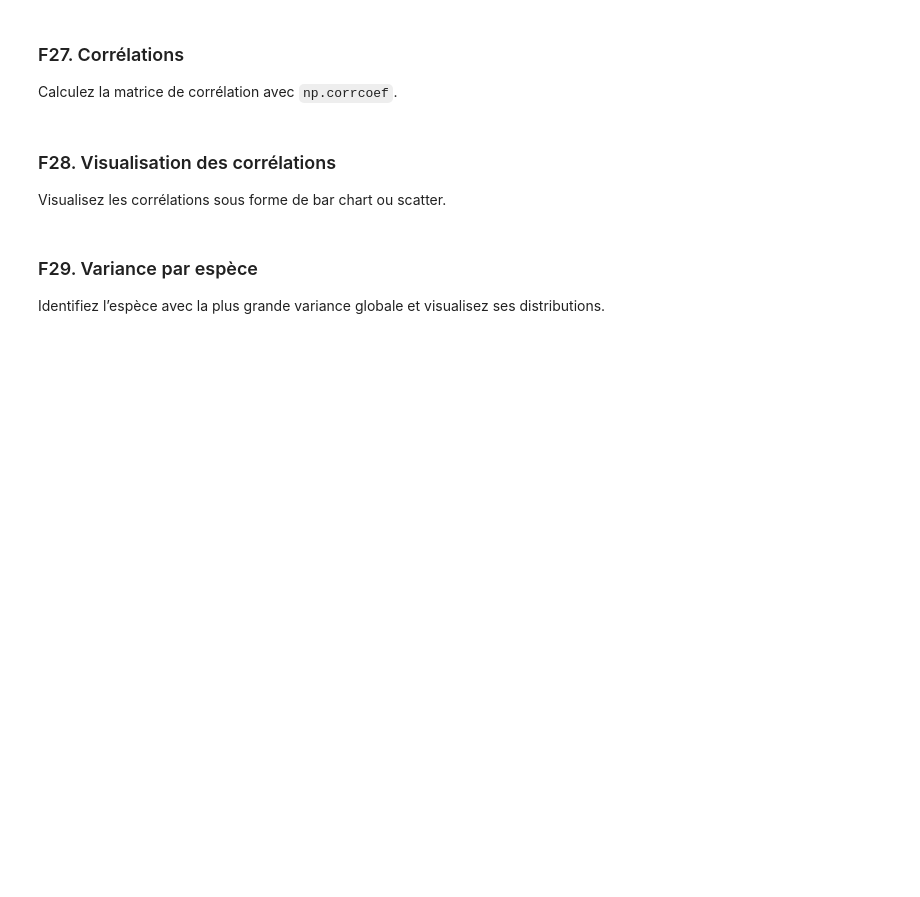
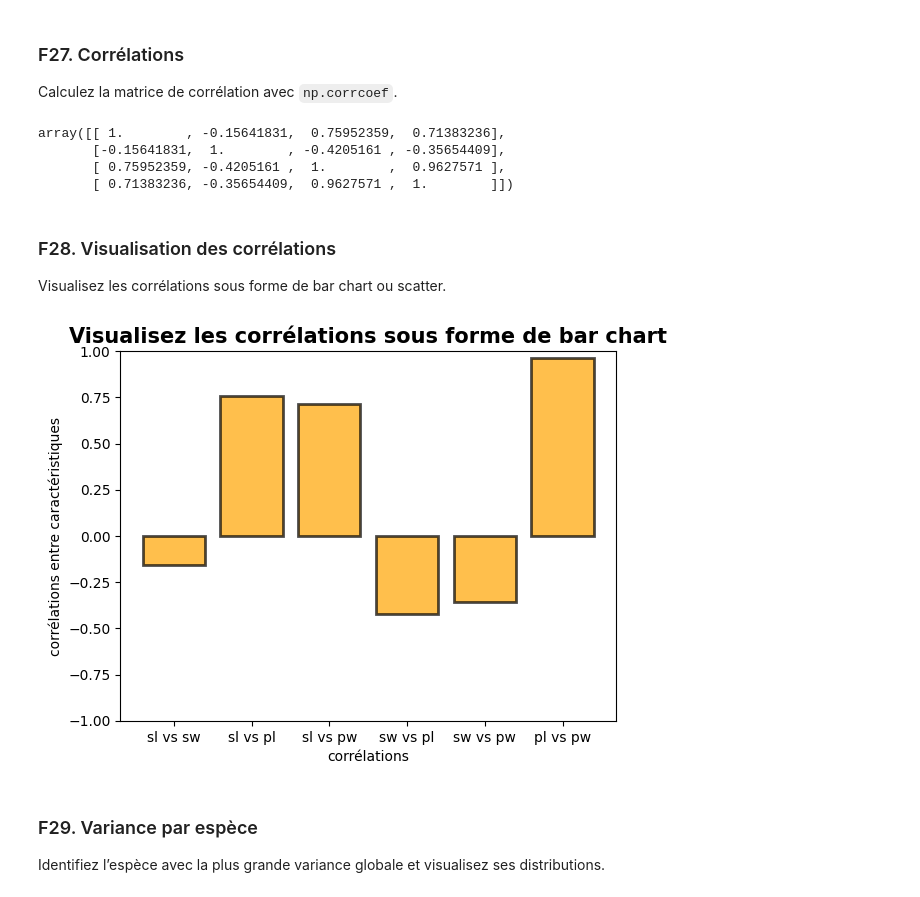
Before and after one commit to USMS-FPK-IA-GI-2025/controle-01-numpy-and-matplotlib-iris-YoussefDIDI79, a Jupyter notebook: notebooks/controle_numpy_matplotlib.ipynb, the cells around one changed output. Saved outputs shown, nothing was run; the diff lists cells and outputs as text; code cells hidden in the pictures; blank space fills up the shorter version.

```diff
--- a/notebooks/controle_numpy_matplotlib.ipynb
+++ b/notebooks/controle_numpy_matplotlib.ipynb
@@ -567,6 +567,13 @@ plt.show()
 Calculez la matrice de corrélation avec `np.corrcoef`.
 # %%
 # Votre code ici
+corrélations_matrice = np.corrcoef(features , rowvar=False)
+corrélations_matrice
+# %% [output]
+array([[ 1.        , -0.15641831,  0.75952359,  0.71383236],
+       [-0.15641831,  1.        , -0.4205161 , -0.35654409],
+       [ 0.75952359, -0.4205161 ,  1.        ,  0.9627571 ],
+       [ 0.71383236, -0.35654409,  0.9627571 ,  1.        ]])
 # %% [markdown]
 ### F28. Visualisation des corrélations
 Visualisez les corrélations sous forme de bar chart ou scatter.
@@ -575,3 +580,20 @@ Visualisez les corrélations sous forme de bar chart ou scatter.
+# %%
+# Votre code ici
+
+corrélations_matrice = np.corrcoef(features , rowvar=False)
+corrélations_matrice_list = [corrélations_matrice[0,1] , corrélations_matrice[0,2] , corrélations_matrice[0,3]
+                             , corrélations_matrice[1,2] , corrélations_matrice[1,3] , corrélations_matrice[2,3]]
+labels = ['sl vs sw', 'sl vs pl', 'sl vs pw', 'sw vs pl', 'sw vs pw', 'pl vs pw']
+
+plt.bar(labels , corrélations_matrice_list , color='orange' , ec='black' , lw=2 , alpha=0.7)
+plt.ylim(-1,1)
+plt.xlabel('corrélations')
+plt.ylabel('corrélations entre caractéristiques')
+plt.title('Visualisez les corrélations sous forme de bar chart' , fontsize=15, fontweight='bold')
+
+plt.show()
+# %% [output]
+[figure, added]
 # %% [markdown]
 ### F29. Variance par espèce
 Identifiez l’espèce avec la plus grande variance globale et visualisez ses distributions.
```
Also changed, not shown: parts of 3 cells of this notebook.
